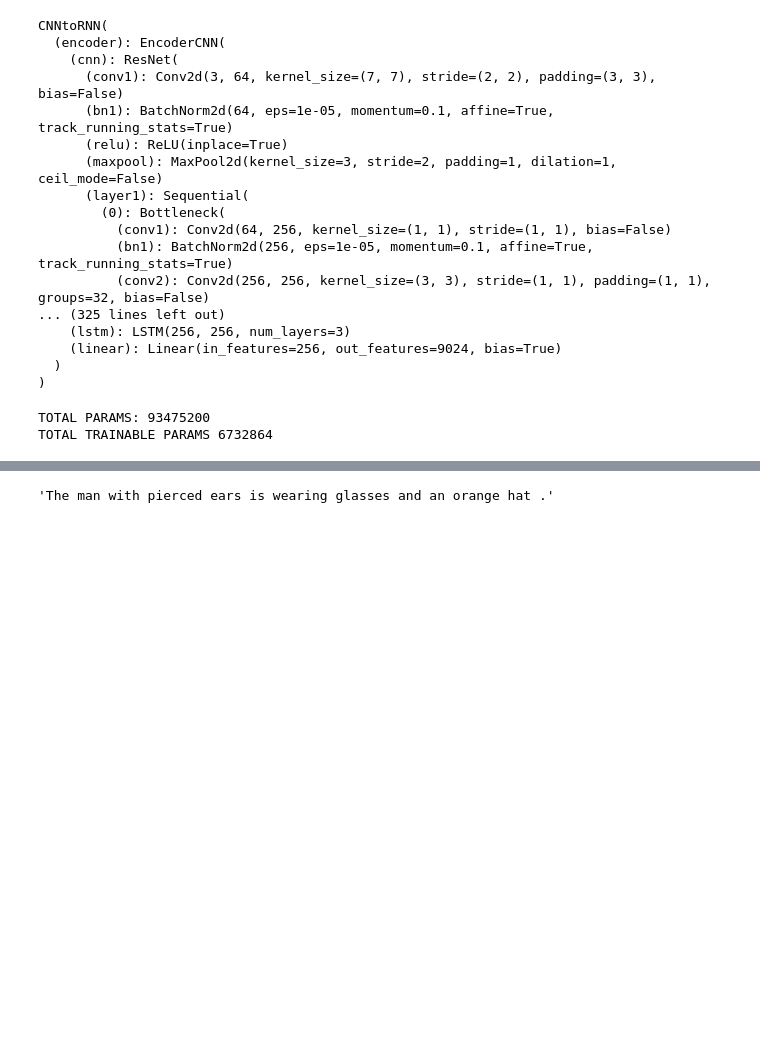
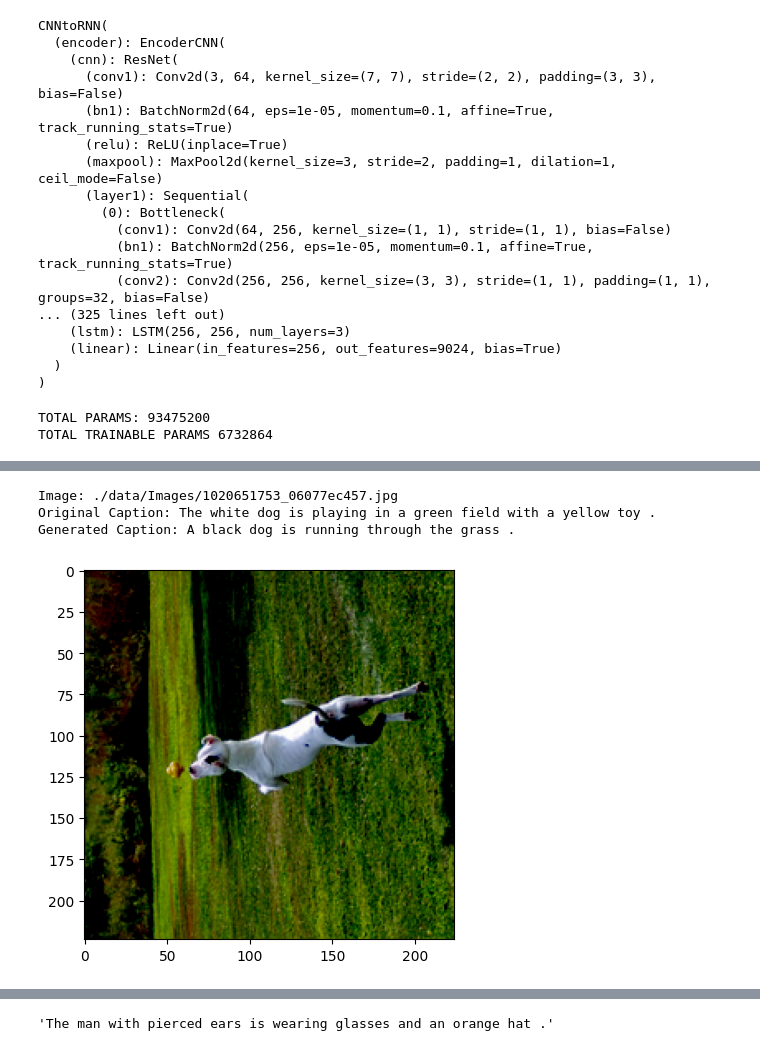
Before and after one commit to tkobil/image-captioning-using-encoder-decoder-models, a Jupyter notebook: eval.ipynb, the cells around one changed output, grey strips where cells are left out. Drawn from its saved outputs; the diff is of its cells as text; code cells hidden in the pictures; blank space fills up the shorter version.

```diff
--- a/eval.ipynb
+++ b/eval.ipynb
@@ -122,0 +137,3 @@ Clipping input data to the valid range for imshow with RGB data ([0..1] for floa
+# %%
+show_image_with_caption(15)
+# %% [output]
@@ -122,0 +141,4 @@ Clipping input data to the valid range for imshow with RGB data ([0..1] for floa
+Image: ./data/Images/1020651753_06077ec457.jpg
+Original Caption: The white dog is playing in a green field with a yellow toy .
+Generated Caption: A black dog is running through the grass .
+[figure, added]
```
Also changed, not shown: parts of 17 cells of this notebook.
